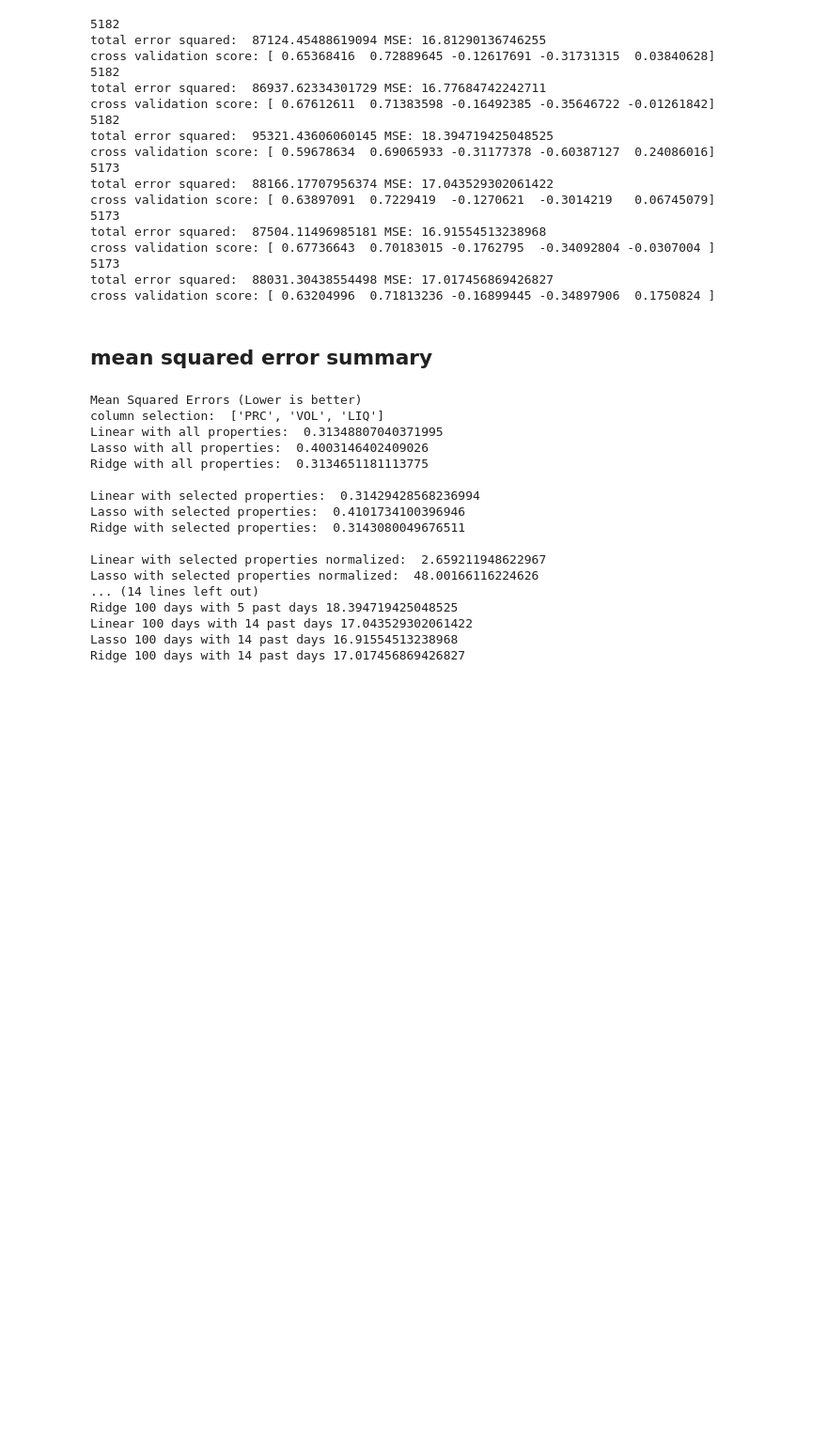
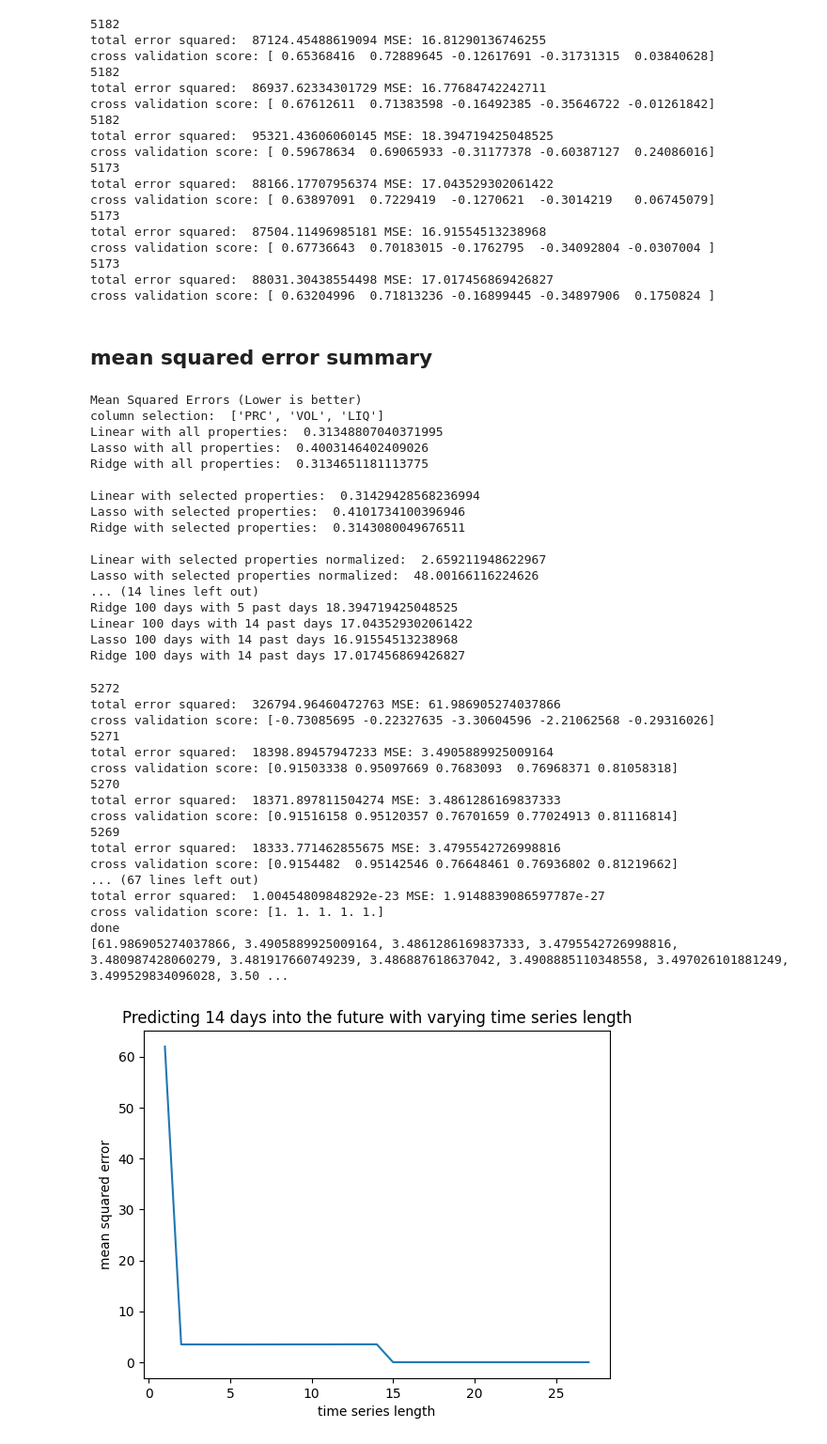
Before and after one commit to ABaker1343/exeter-uni-learning-from-data-coursework, a Jupyter notebook: notebook.ipynb, the cells around one changed output. Shown: that part at 94% size. Drawn from its saved outputs; the diff is of its cells as text; code cells hidden in the pictures; blank space fills up the shorter version.

Commit message:
added new figures

```diff
--- a/notebook.ipynb
+++ b/notebook.ipynb
@@ -279,13 +279,34 @@ Lasso 100 days with 14 past days 16.91554513238968
 Ridge 100 days with 14 past days 17.017456869426827
 # %%
 values = []
+days = range(1,28)
 
-for i in range(5, 7):
+for i in days:
     mse = gen_model(LinearRegression(normalize=True), dataframe, cols_to_include, time_series_past=i, time_series_future=14)
-    values.append(values)
+    values.append(mse)
 print("done")
-days = range(1,21)
 plt.plot(days, values)
-plt.xlabel("days into the past")
+print(values)
+plt.xlabel("time series length")
 plt.ylabel("mean squared error")
+plt.title("Predicting 14 days into the future with varying time series length")
 plt.show()
+# %% [output]
+5272
+total error squared:  326794.96460472763 MSE: 61.986905274037866
+cross validation score: [-0.73085695 -0.22327635 -3.30604596 -2.21062568 -0.29316026]
+5271
+total error squared:  18398.89457947233 MSE: 3.4905889925009164
+cross validation score: [0.91503338 0.95097669 0.7683093  0.76968371 0.81058318]
+5270
+total error squared:  18371.897811504274 MSE: 3.4861286169837333
+cross validation score: [0.91516158 0.95120357 0.76701659 0.77024913 0.81116814]
+5269
+total error squared:  18333.771462855675 MSE: 3.4795542726998816
+cross validation score: [0.9154482  0.95142546 0.76648461 0.76936802 0.81219662]
+... (67 lines left out)
+total error squared:  1.00454809848292e-23 MSE: 1.9148839086597787e-27
+cross validation score: [1. 1. 1. 1. 1.]
+done
+[61.986905274037866, 3.4905889925009164, 3.4861286169837333, 3.4795542726998816, 3.480987428060279, 3.481917660749239, 3.486887618637042, 3.4908885110348558, 3.497026101881249, 3.499529834096028, 3.50 ...
+[figure, added]
```
Also changed, not shown: parts of 1 cell of this notebook, 3 other files.
